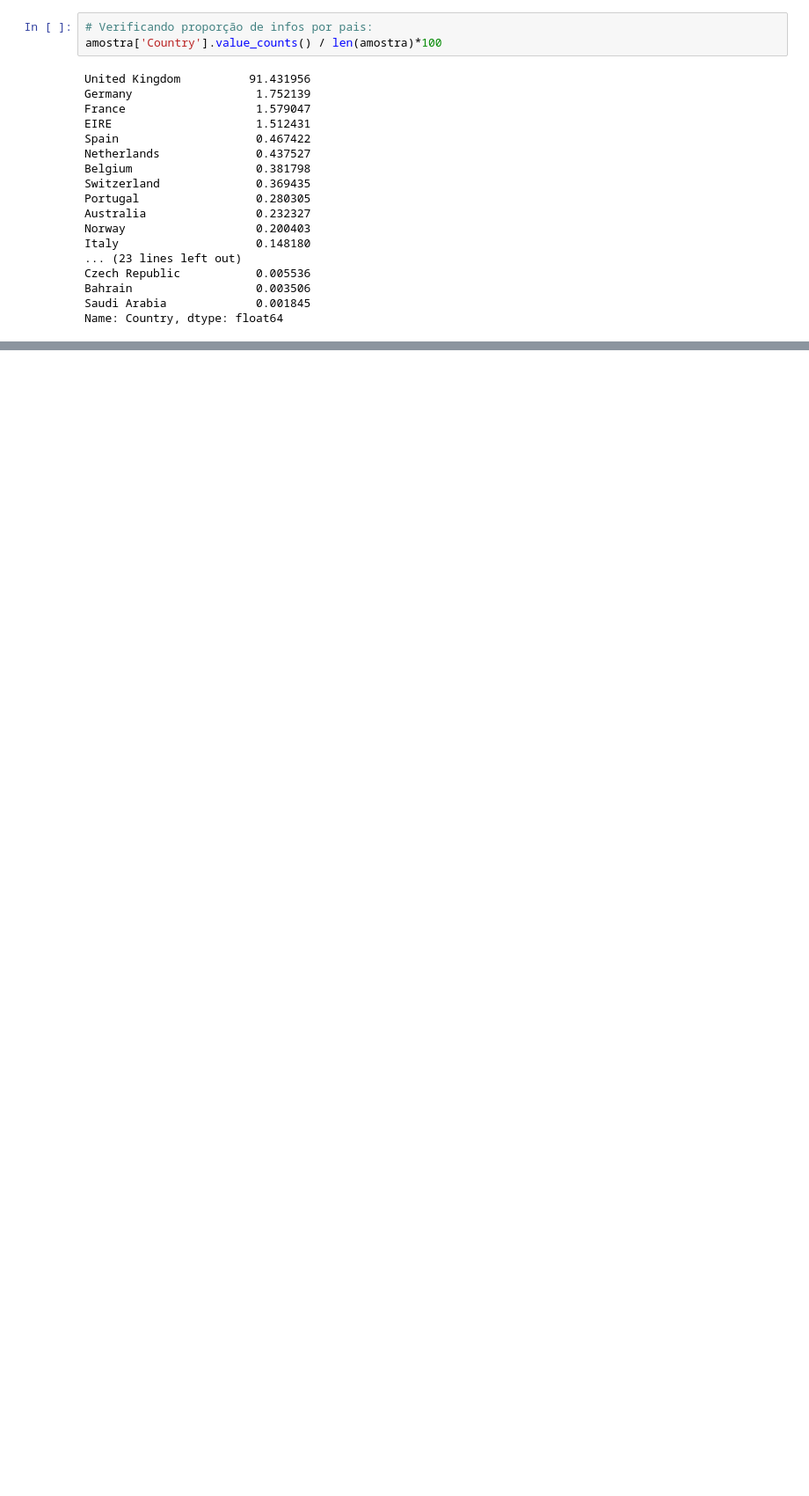
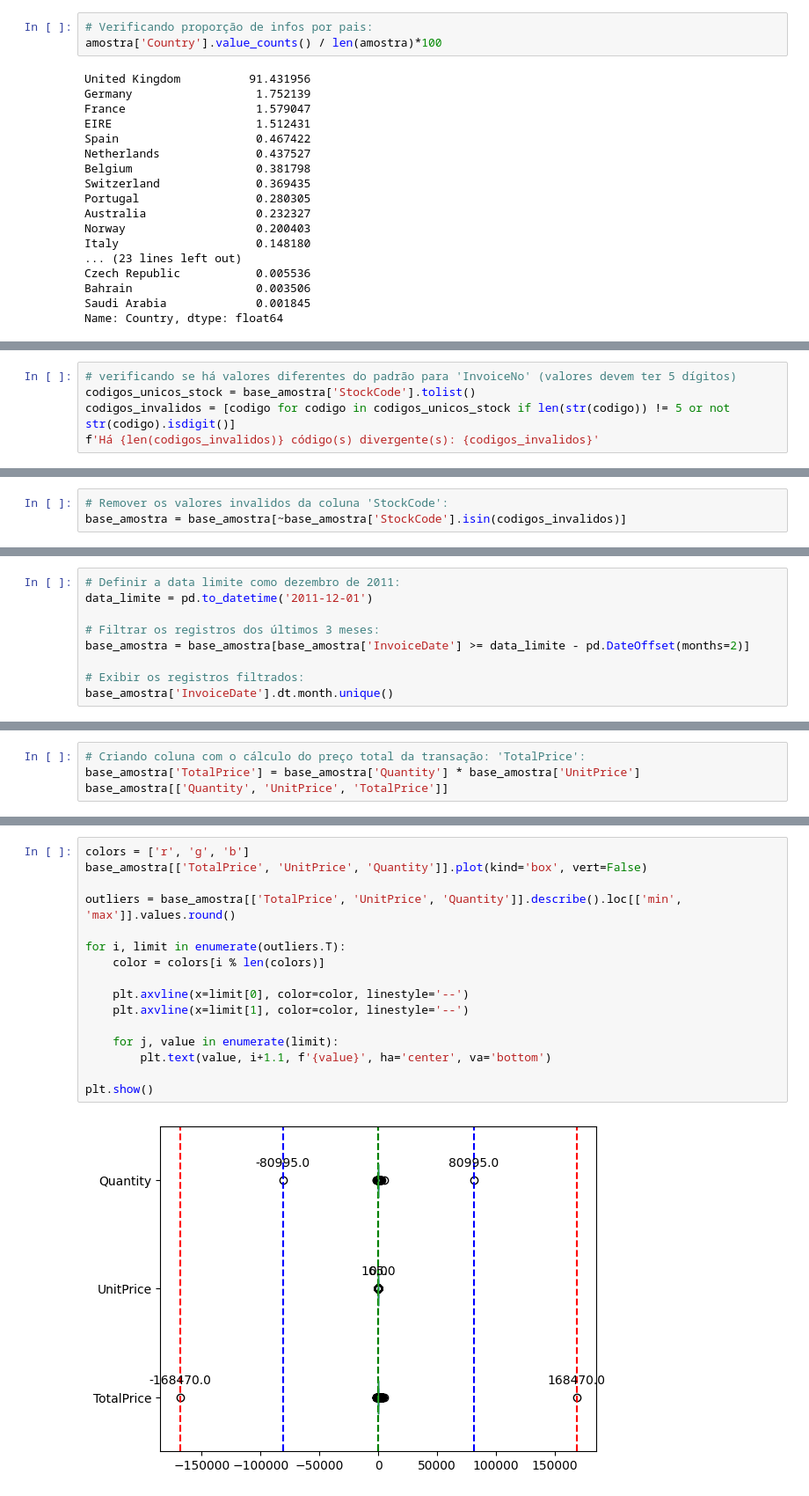
Before and after one commit to lauramsromano/categorization_vendas, a Jupyter notebook: Aplicação_Regressão_Logistica,_KNN_e_SVM.ipynb, the cells around one changed output, grey strips where cells are left out. Shown at 88% size. Drawn from its saved outputs; the diff is of its cells as text; blank space fills up the shorter version.

```diff
--- a/Aplicação_Regressão_Logistica,_KNN_e_SVM.ipynb
+++ b/Aplicação_Regressão_Logistica,_KNN_e_SVM.ipynb
@@ -275,0 +396,5 @@ X_train, X_test, y_train, y_test = train_test_split(X,
+# %%
+# verificando se há valores diferentes do padrão para 'InvoiceNo' (valores devem ter 5 dígitos)
+codigos_unicos_stock = base_amostra['StockCode'].tolist()
+codigos_invalidos = [codigo for codigo in codigos_unicos_stock if len(str(codigo)) != 5 or not str(codigo).isdigit()]
+f'Há {len(codigos_invalidos)} código(s) divergente(s): {codigos_invalidos}'
@@ -275,0 +407,3 @@ X_train, X_test, y_train, y_test = train_test_split(X,
+# %%
+# Remover os valores invalidos da coluna 'StockCode':
+base_amostra = base_amostra[~base_amostra['StockCode'].isin(codigos_invalidos)]
@@ -275,0 +417,9 @@ X_train, X_test, y_train, y_test = train_test_split(X,
+# %%
+# Definir a data limite como dezembro de 2011:
+data_limite = pd.to_datetime('2011-12-01')
+
+# Filtrar os registros dos últimos 3 meses:
+base_amostra = base_amostra[base_amostra['InvoiceDate'] >= data_limite - pd.DateOffset(months=2)]
+
+# Exibir os registros filtrados:
+base_amostra['InvoiceDate'].dt.month.unique()
@@ -275,0 +442,4 @@ X_train, X_test, y_train, y_test = train_test_split(X,
+# %%
+# Criando coluna com o cálculo do preço total da transação: 'TotalPrice':
+base_amostra['TotalPrice'] = base_amostra['Quantity'] * base_amostra['UnitPrice']
+base_amostra[['Quantity', 'UnitPrice', 'TotalPrice']]
@@ -275,0 +471,18 @@ X_train, X_test, y_train, y_test = train_test_split(X,
+# %%
+colors = ['r', 'g', 'b']
+base_amostra[['TotalPrice', 'UnitPrice', 'Quantity']].plot(kind='box', vert=False)
+
+outliers = base_amostra[['TotalPrice', 'UnitPrice', 'Quantity']].describe().loc[['min', 'max']].values.round()
+
+for i, limit in enumerate(outliers.T):
+    color = colors[i % len(colors)]
+
+    plt.axvline(x=limit[0], color=color, linestyle='--')
+    plt.axvline(x=limit[1], color=color, linestyle='--')
+
+    for j, value in enumerate(limit):
+        plt.text(value, i+1.1, f'{value}', ha='center', va='bottom')
+
+plt.show()
+# %% [output]
+[figure, added]
```
Also changed, not shown: parts of 163 cells of this notebook.
